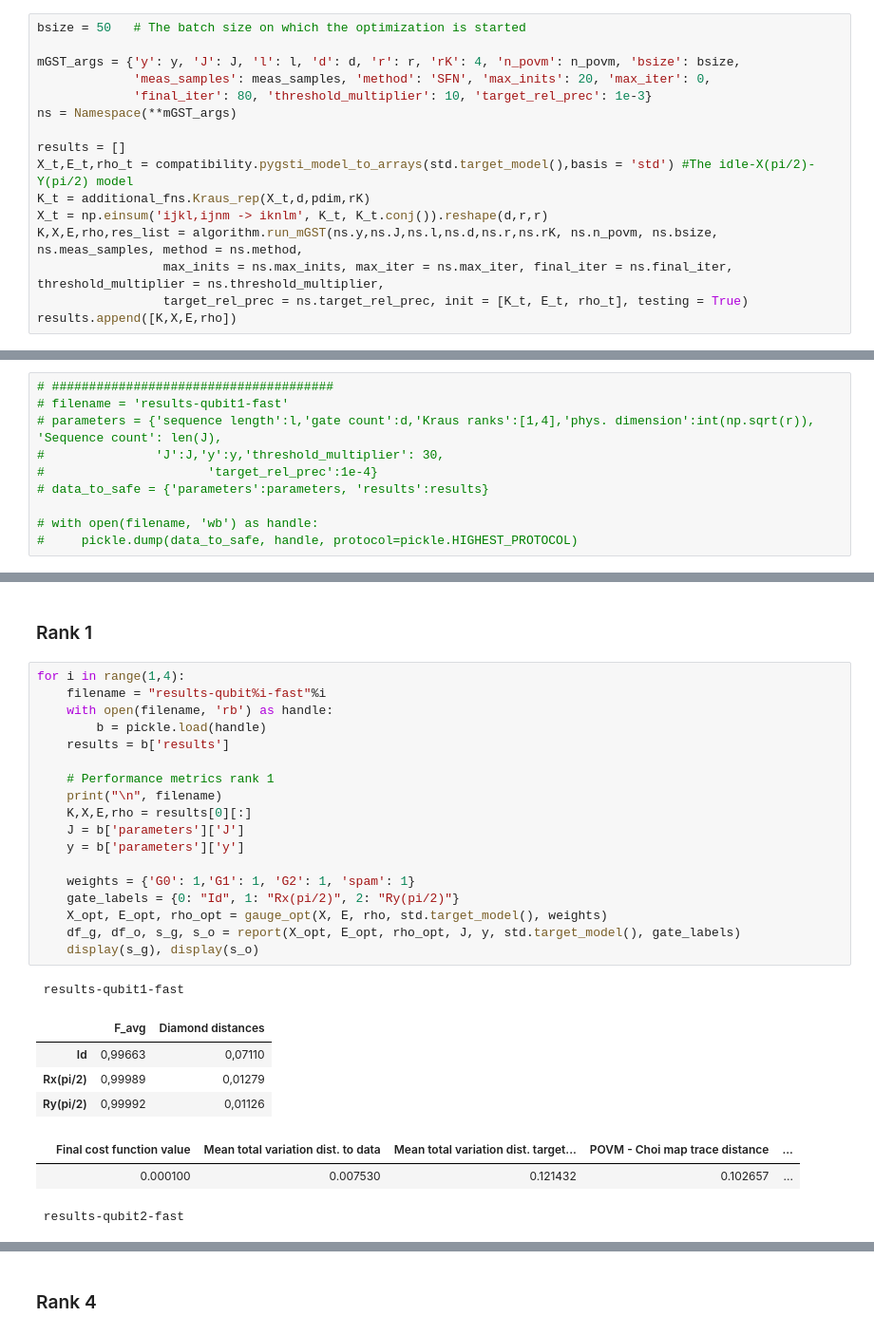
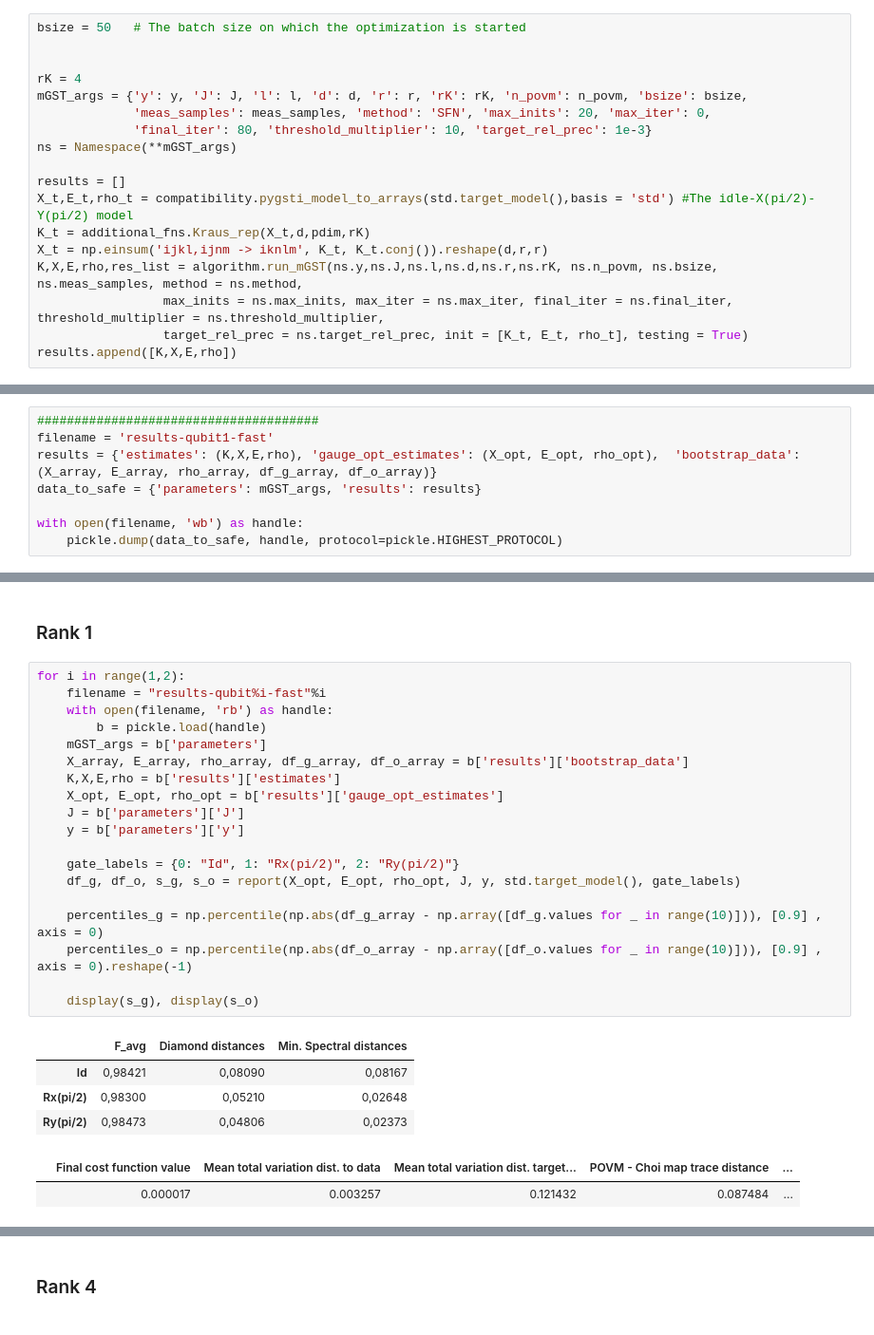
Before and after one commit to rabrie/qibocal, a Jupyter notebook: qw5q-single-qubit/qw5q-single.ipynb, the cells around one changed output, grey strips where cells are left out. Shown at 95% size. Cells and saved outputs as stored; diff of their text form.

```diff
--- a/qw5q-single-qubit/qw5q-single.ipynb
+++ b/qw5q-single-qubit/qw5q-single.ipynb
@@ -83,7 +79,9 @@ def bootstrap_errors(K, X, E, rho, mGST_args, bootstrap_samples, weights, gate_l
 # %%
 bsize = 50   # The batch size on which the optimization is started
 
-mGST_args = {'y': y, 'J': J, 'l': l, 'd': d, 'r': r, 'rK': 4, 'n_povm': n_povm, 'bsize': bsize,
+
+rK = 4
+mGST_args = {'y': y, 'J': J, 'l': l, 'd': d, 'r': r, 'rK': rK, 'n_povm': n_povm, 'bsize': bsize,
              'meas_samples': meas_samples, 'method': 'SFN', 'max_inits': 20, 'max_iter': 0,
              'final_iter': 80, 'threshold_multiplier': 10, 'target_rel_prec': 1e-3}
 ns = Namespace(**mGST_args)
@@ -150,43 +148,40 @@ print(E_stds)
 # %% [markdown]
 ### Save data
 # %%
-# ######################################
-# filename = 'results-qubit1-fast'
-# parameters = {'sequence length':l,'gate count':d,'Kraus ranks':[1,4],'phys. dimension':int(np.sqrt(r)), 'Sequence count': len(J),
-#               'J':J,'y':y,'threshold_multiplier': 30,
-#                      'target_rel_prec':1e-4}
-# data_to_safe = {'parameters':parameters, 'results':results}
+######################################
+filename = 'results-qubit1-fast'
+results = {'estimates': (K,X,E,rho), 'gauge_opt_estimates': (X_opt, E_opt, rho_opt),  'bootstrap_data': (X_array, E_array, rho_array, df_g_array, df_o_array)}
+data_to_safe = {'parameters': mGST_args, 'results': results}
 
-# with open(filename, 'wb') as handle:
-#     pickle.dump(data_to_safe, handle, protocol=pickle.HIGHEST_PROTOCOL)
+with open(filename, 'wb') as handle:
+    pickle.dump(data_to_safe, handle, protocol=pickle.HIGHEST_PROTOCOL)
 # %% [markdown]
 # Analysis
 # %% [markdown]
 ### Rank 1
 # %%
-for i in range(1,4):
+for i in range(1,2):
     filename = "results-qubit%i-fast"%i
     with open(filename, 'rb') as handle:
         b = pickle.load(handle)
-    results = b['results']
-
-    # Performance metrics rank 1
-    print("\n", filename)
-    K,X,E,rho = results[0][:]
+    mGST_args = b['parameters']
+    X_array, E_array, rho_array, df_g_array, df_o_array = b['results']['bootstrap_data']
+    K,X,E,rho = b['results']['estimates']
+    X_opt, E_opt, rho_opt = b['results']['gauge_opt_estimates']
     J = b['parameters']['J']
     y = b['parameters']['y']
 
-    weights = {'G0': 1,'G1': 1, 'G2': 1, 'spam': 1}
     gate_labels = {0: "Id", 1: "Rx(pi/2)", 2: "Ry(pi/2)"}
-    X_opt, E_opt, rho_opt = gauge_opt(X, E, rho, std.target_model(), weights)
     df_g, df_o, s_g, s_o = report(X_opt, E_opt, rho_opt, J, y, std.target_model(), gate_labels)
+
+    percentiles_g = np.percentile(np.abs(df_g_array - np.array([df_g.values for _ in range(10)])), [0.9] , axis = 0)
+    percentiles_o = np.percentile(np.abs(df_o_array - np.array([df_o.values for _ in range(10)])), [0.9] , axis = 0).reshape(-1)
+
     display(s_g), display(s_o)
 # %% [output]
- results-qubit1-fast
-|  | F_avg | Diamond distances |
-| Id | 0,99663 | 0,07110 |
-| Rx(pi/2) | 0,99989 | 0,01279 |
-| Ry(pi/2) | 0,99992 | 0,01126 |
+|  | F_avg | Diamond distances | Min. Spectral distances |
+| Id | 0,98421 | 0,08090 | 0,08167 |
+| Rx(pi/2) | 0,98300 | 0,05210 | 0,02648 |
+| Ry(pi/2) | 0,98473 | 0,04806 | 0,02373 |
 |  | Final cost function value | Mean total variation dist. to data | Mean total variation dist. target... | POVM - Choi map trace distance | ... |
-|  | 0.000100 | 0.007530 | 0.121432 | 0.102657 | ... |
+|  | 0.000017 | 0.003257 | 0.121432 | 0.087484 | ... |
- results-qubit2-fast
```
Also changed, not shown: parts of 10 cells of this notebook, 2 other files.
